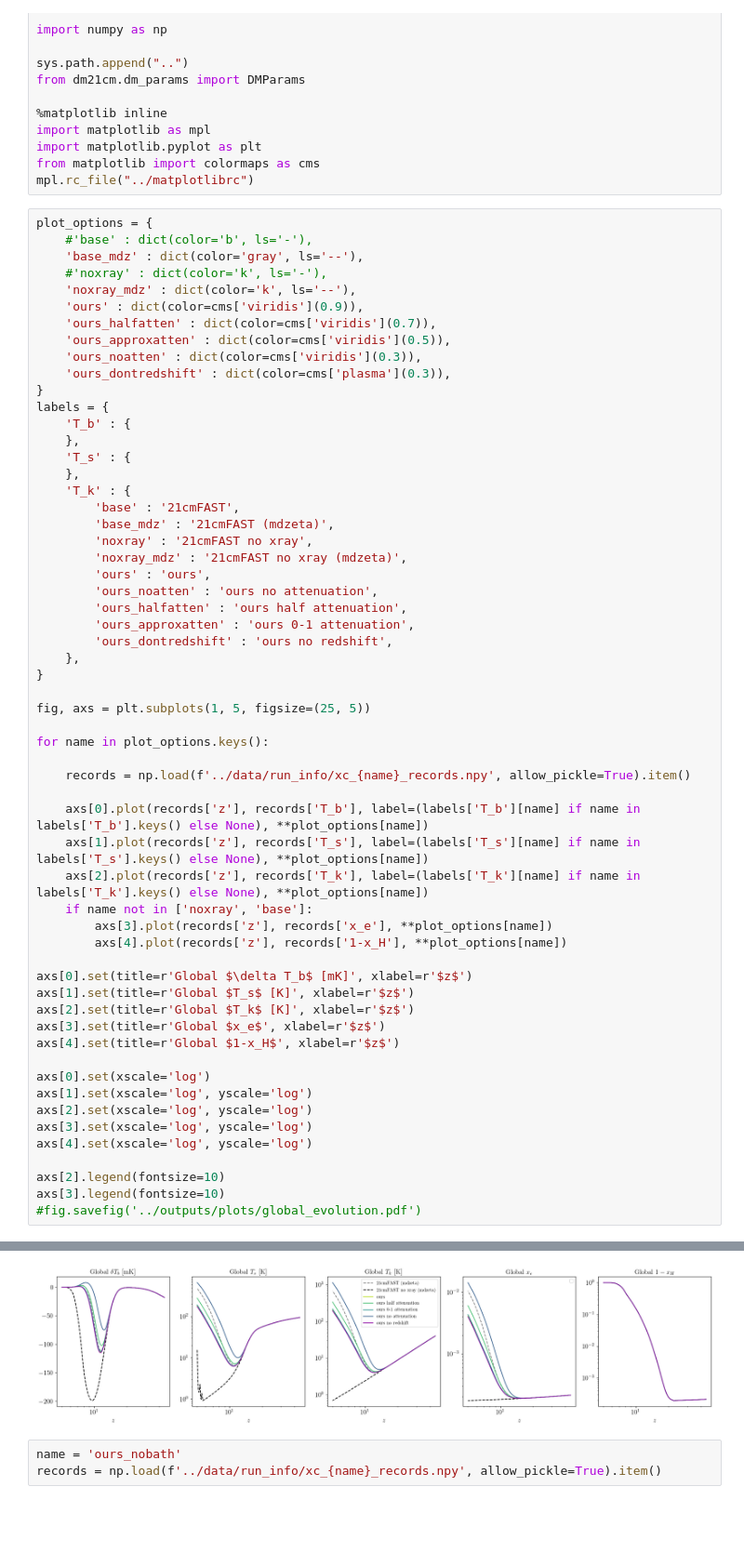
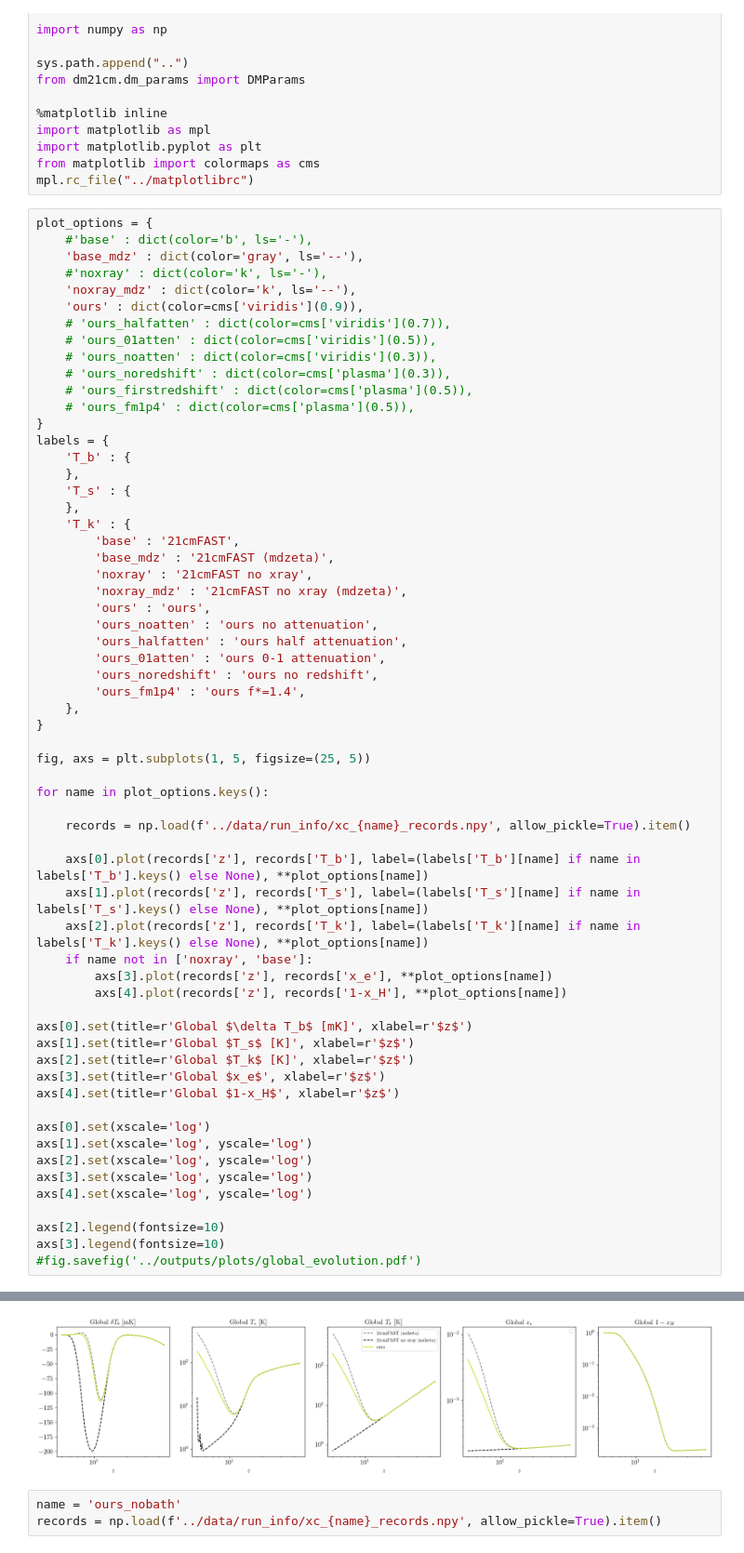
Before and after one commit to yitiansun/DM21cm, a Jupyter notebook: notebooks/plotting_simple.ipynb, the cells around one changed output, grey strips where cells are left out. Shown at 93% size. Cells and saved outputs as stored; diff of their text form; blank space fills up the shorter version.

```diff
--- a/notebooks/plotting_simple.ipynb
+++ b/notebooks/plotting_simple.ipynb
@@ -21,10 +21,12 @@ plot_options = {
     #'noxray' : dict(color='k', ls='-'),
     'noxray_mdz' : dict(color='k', ls='--'),
     'ours' : dict(color=cms['viridis'](0.9)),
-    'ours_halfatten' : dict(color=cms['viridis'](0.7)),
-    'ours_approxatten' : dict(color=cms['viridis'](0.5)),
-    'ours_noatten' : dict(color=cms['viridis'](0.3)),
-    'ours_dontredshift' : dict(color=cms['plasma'](0.3)),
+    # 'ours_halfatten' : dict(color=cms['viridis'](0.7)),
+    # 'ours_01atten' : dict(color=cms['viridis'](0.5)),
+    # 'ours_noatten' : dict(color=cms['viridis'](0.3)),
+    # 'ours_noredshift' : dict(color=cms['plasma'](0.3)),
+    # 'ours_firstredshift' : dict(color=cms['plasma'](0.5)),
+    # 'ours_fm1p4' : dict(color=cms['plasma'](0.5)),
 }
 labels = {
     'T_b' : {
@@ -39,8 +41,9 @@ labels = {
         'ours' : 'ours',
         'ours_noatten' : 'ours no attenuation',
         'ours_halfatten' : 'ours half attenuation',
-        'ours_approxatten' : 'ours 0-1 attenuation',
-        'ours_dontredshift' : 'ours no redshift',
+        'ours_01atten' : 'ours 0-1 attenuation',
+        'ours_noredshift' : 'ours no redshift',
+        'ours_fm1p4' : 'ours f*=1.4',
     },
 }
 
@@ -48,34 +51,34 @@ fig, axs = plt.subplots(1, 5, figsize=(25, 5))
 
 for name in plot_options.keys():
 
     records = np.load(f'../data/run_info/xc_{name}_records.npy', allow_pickle=True).item()
 
     axs[0].plot(records['z'], records['T_b'], label=(labels['T_b'][name] if name in labels['T_b'].keys() else None), **plot_options[name])
     axs[1].plot(records['z'], records['T_s'], label=(labels['T_s'][name] if name in labels['T_s'].keys() else None), **plot_options[name])
     axs[2].plot(records['z'], records['T_k'], label=(labels['T_k'][name] if name in labels['T_k'].keys() else None), **plot_options[name])
     if name not in ['noxray', 'base']:
         axs[3].plot(records['z'], records['x_e'], **plot_options[name])
         axs[4].plot(records['z'], records['1-x_H'], **plot_options[name])
 
 axs[0].set(title=r'Global $\delta T_b$ [mK]', xlabel=r'$z$')
 axs[1].set(title=r'Global $T_s$ [K]', xlabel=r'$z$')
 axs[2].set(title=r'Global $T_k$ [K]', xlabel=r'$z$')
 axs[3].set(title=r'Global $x_e$', xlabel=r'$z$')
 axs[4].set(title=r'Global $1-x_H$', xlabel=r'$z$')
 
 axs[0].set(xscale='log')
 axs[1].set(xscale='log', yscale='log')
 axs[2].set(xscale='log', yscale='log')
 axs[3].set(xscale='log', yscale='log')
 axs[4].set(xscale='log', yscale='log')
 
 axs[2].legend(fontsize=10)
 axs[3].legend(fontsize=10)
 #fig.savefig('../outputs/plots/global_evolution.pdf')
 # %% [output]
 No artists with labels found to put in legend.  Note that artists whose label start with an underscore are ignored when legend() is called with no argument.
 <matplotlib.legend.Legend at 0x...>
-[figure, old version]
+[figure, new version]
 # %%
 name = 'ours_nobath'
 records = np.load(f'../data/run_info/xc_{name}_records.npy', allow_pickle=True).item()
```
Also changed, not shown: 9 other files.
